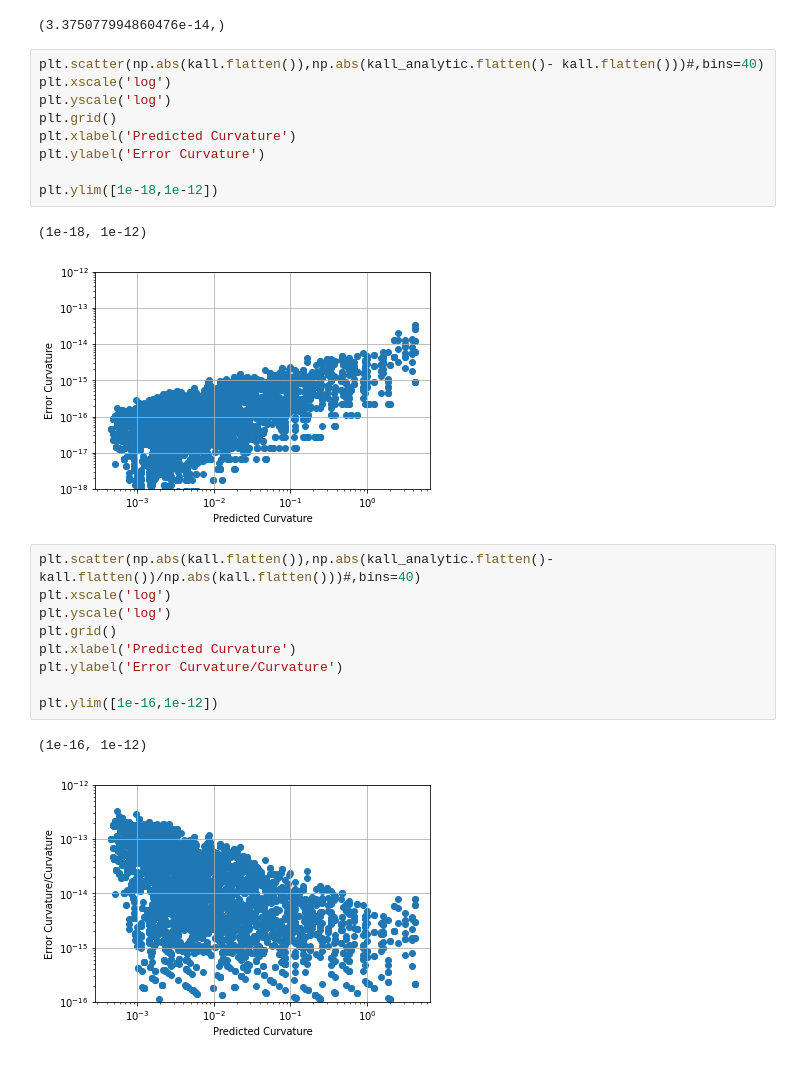
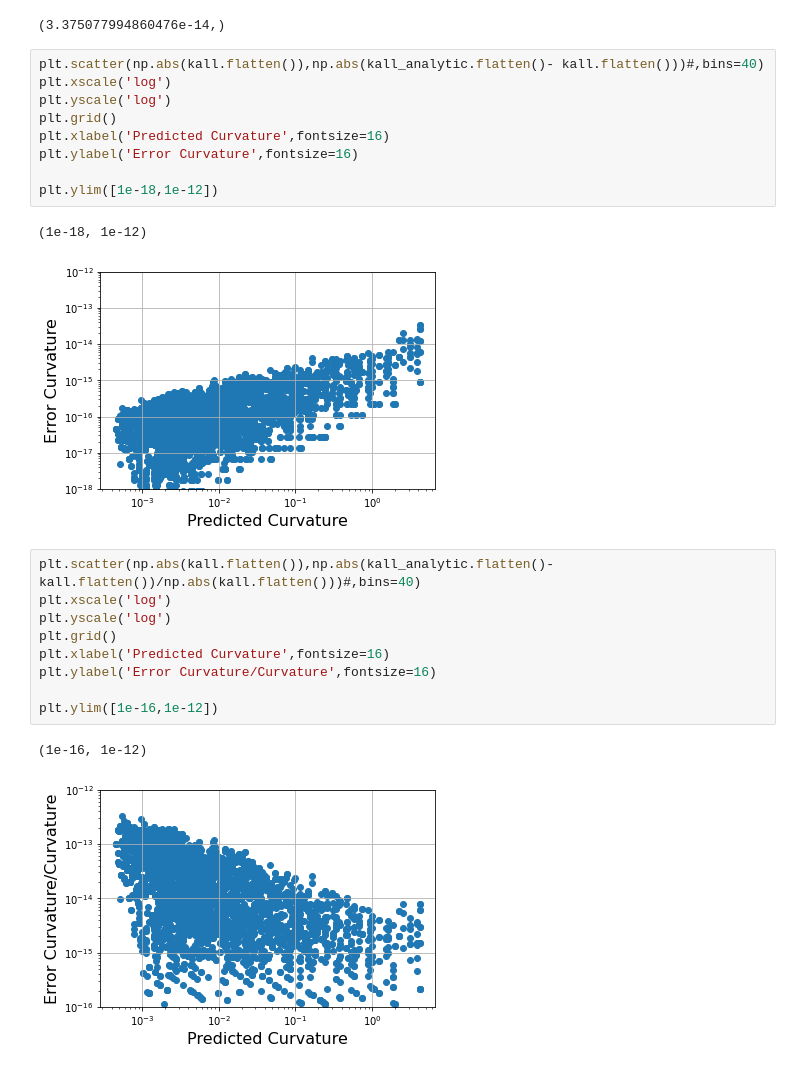
Before and after one commit to jamesgolden1/bias_free_denoising, a Jupyter notebook: curvature/hyperboloid_single_sheet_curvature_compare.ipynb, the cells around one changed output. Cells and saved outputs as stored; diff of their text form.

```diff
--- a/curvature/hyperboloid_single_sheet_curvature_compare.ipynb
+++ b/curvature/hyperboloid_single_sheet_curvature_compare.ipynb
@@ -215,25 +199,25 @@ plt.scatter(np.abs(kall.flatten()),np.abs(kall_analytic.flatten()- kall.flatten(
 plt.xscale('log')
 plt.yscale('log')
 plt.grid()
-plt.xlabel('Predicted Curvature')
-plt.ylabel('Error Curvature')
+plt.xlabel('Predicted Curvature',fontsize=16)
+plt.ylabel('Error Curvature',fontsize=16)
 
 plt.ylim([1e-18,1e-12])
 # %% [output]
 (1e-18, 1e-12)
-[figure, old version]
+[figure, new version]
 # %%
 plt.scatter(np.abs(kall.flatten()),np.abs(kall_analytic.flatten()- kall.flatten())/np.abs(kall.flatten()))#,bins=40)
 plt.xscale('log')
 plt.yscale('log')
 plt.grid()
-plt.xlabel('Predicted Curvature')
-plt.ylabel('Error Curvature/Curvature')
+plt.xlabel('Predicted Curvature',fontsize=16)
+plt.ylabel('Error Curvature/Curvature',fontsize=16)
 
 plt.ylim([1e-16,1e-12])
 # %% [output]
 (1e-16, 1e-12)
-[figure, old version]
+[figure, new version]
 # %%
 plt.scatter(zv,np.abs(kall_analytic.flatten()- kall.flatten())/np.abs(kall.flatten()))#,bins=40)
 # plt.xscale('log')
```
Also changed, not shown: parts of 21 cells of this notebook.
